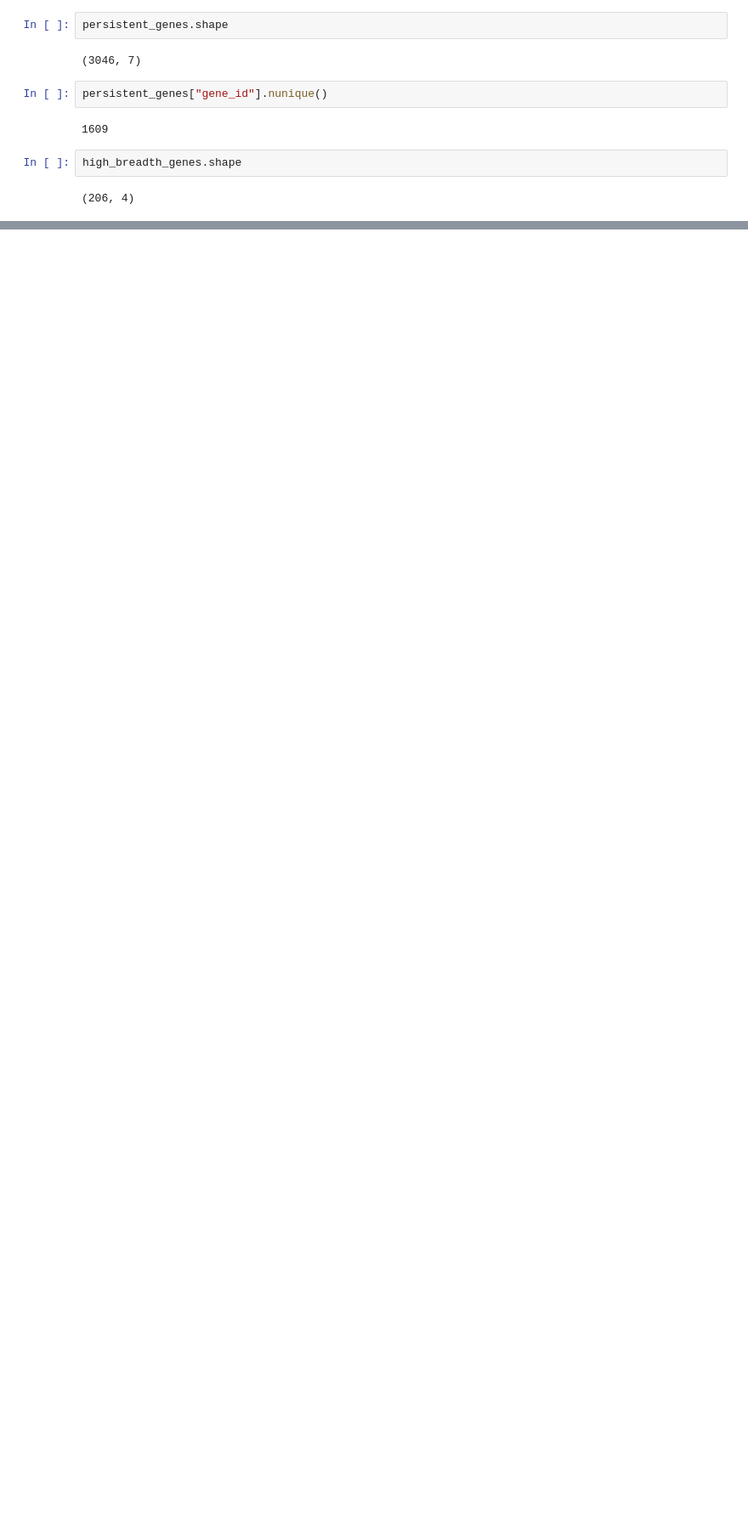
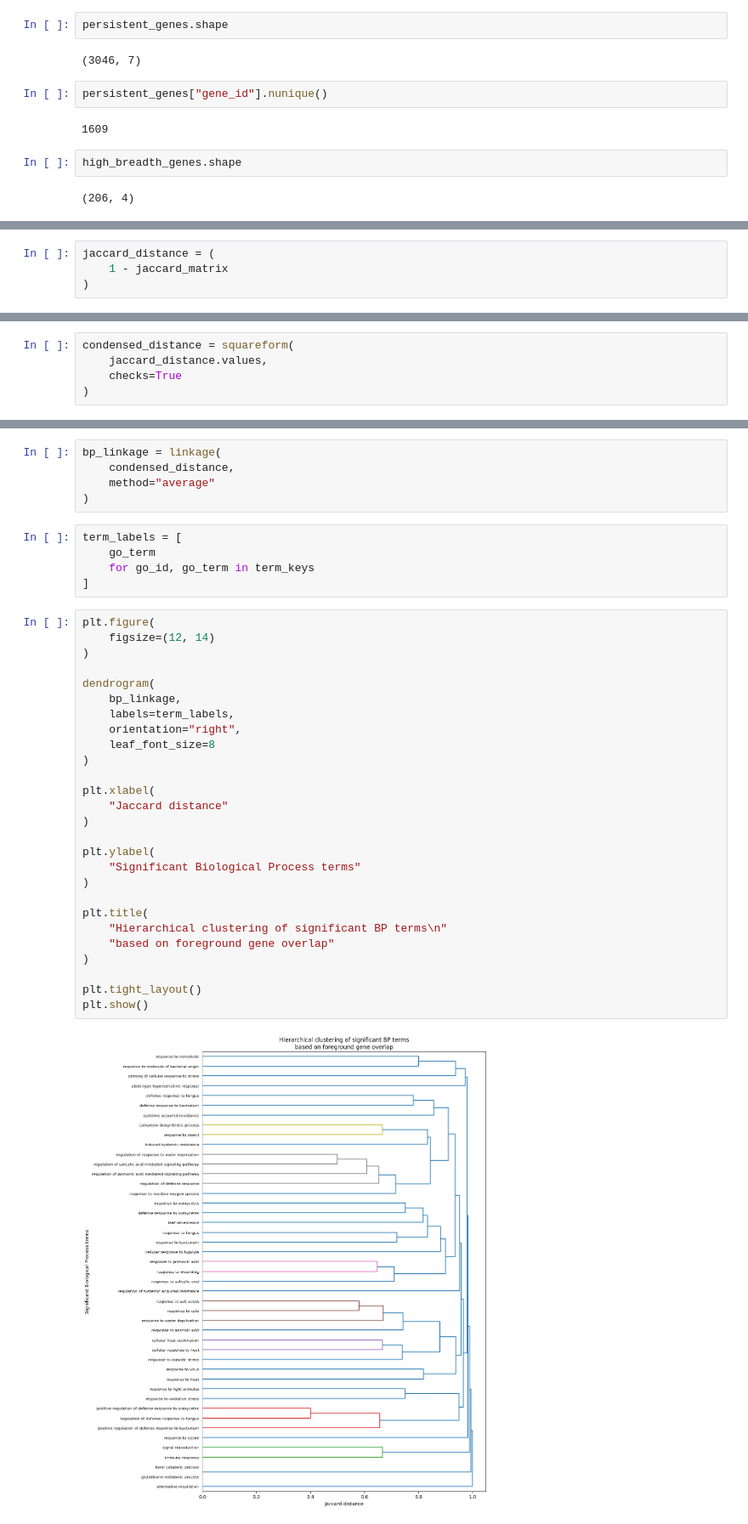
Before and after one commit to WizardNox/Arabdiopsis-Thaliana, a Jupyter notebook: notebooks/biological_interpretation.ipynb, the cells around one changed output, grey strips where cells are left out. Shown at 85% size. Cells and saved outputs as stored; diff of their text form; blank space fills up the shorter version.

Commit message:
Final Commit of Biological Interpretation notebook

```diff
--- a/notebooks/biological_interpretation.ipynb
+++ b/notebooks/biological_interpretation.ipynb
@@ -68,0 +2863,4 @@ high_breadth_genes.shape
+# %%
+jaccard_distance = (
+    1 - jaccard_matrix
+)
@@ -68,0 +2878,5 @@ high_breadth_genes.shape
+# %%
+condensed_distance = squareform(
+    jaccard_distance.values,
+    checks=True
+)
@@ -68,0 +2895,39 @@ high_breadth_genes.shape
+# %%
+bp_linkage = linkage(
+    condensed_distance,
+    method="average"
+)
+# %%
+term_labels = [
+    go_term
+    for go_id, go_term in term_keys
+]
+# %%
+plt.figure(
+    figsize=(12, 14)
+)
+
+dendrogram(
+    bp_linkage,
+    labels=term_labels,
+    orientation="right",
+    leaf_font_size=8
+)
+
+plt.xlabel(
+    "Jaccard distance"
+)
+
+plt.ylabel(
+    "Significant Biological Process terms"
+)
+
+plt.title(
+    "Hierarchical clustering of significant BP terms\n"
+    "based on foreground gene overlap"
+)
+
+plt.tight_layout()
+plt.show()
+# %% [output]
+[figure, added]
```
Also changed, not shown: parts of 470 cells of this notebook, 20 other files.
